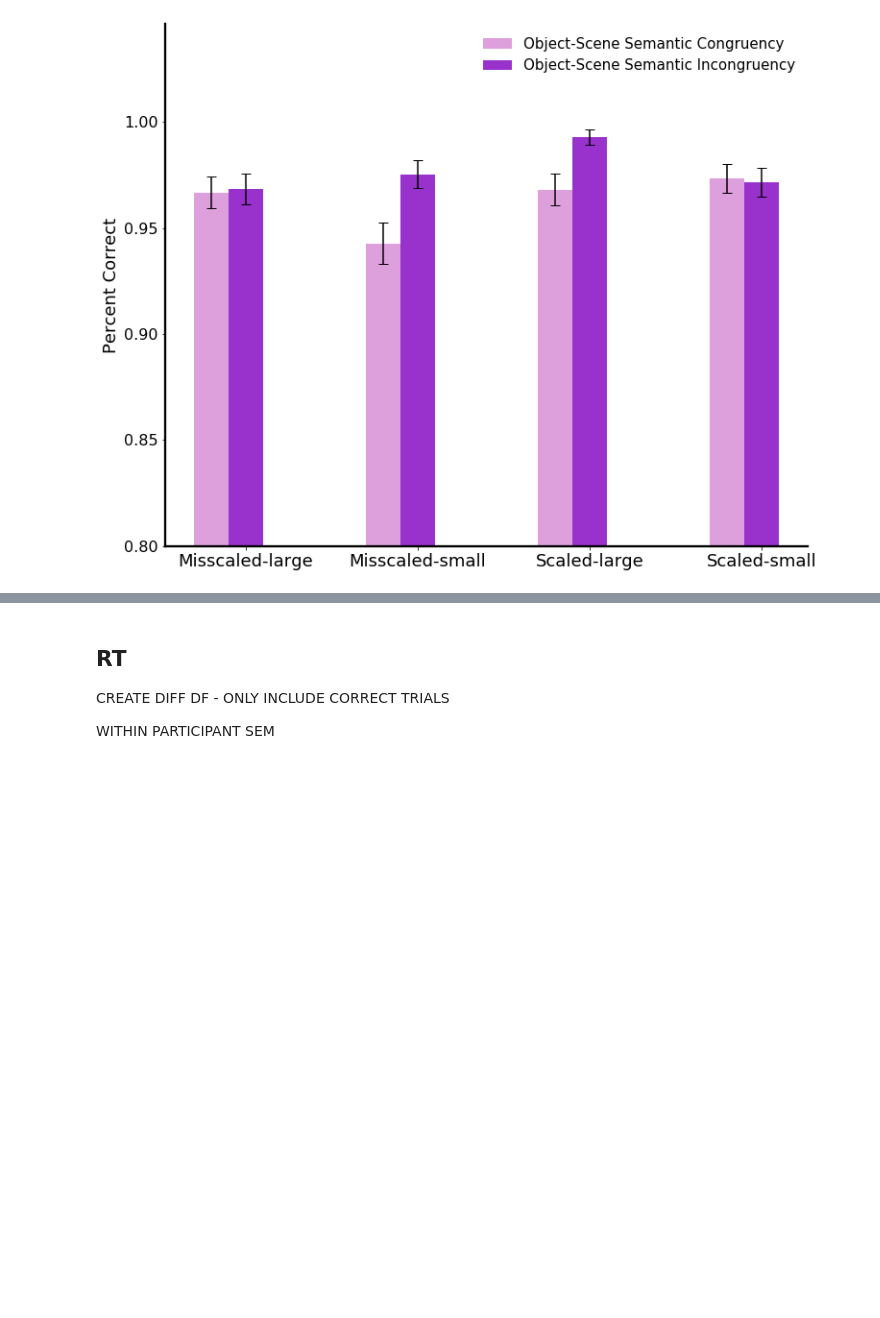
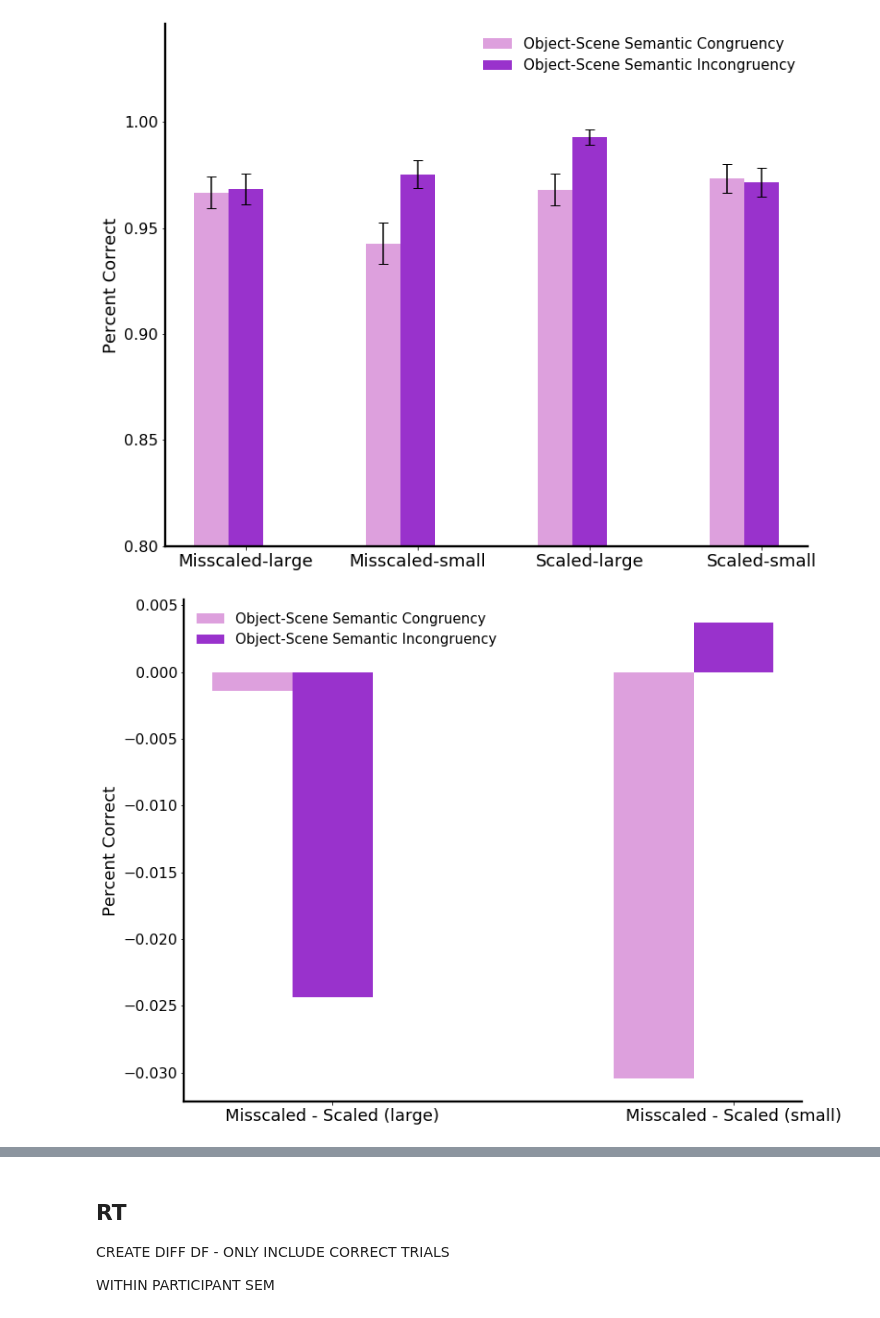
Before and after one commit to prachimahab/object_scene_scaling, a Jupyter notebook: analysis_e5v2.ipynb, the cells around one changed output, grey strips where cells are left out. Drawn from its saved outputs; the diff is of its cells as text; code cells hidden in the pictures; blank space fills up the shorter version.

```diff
--- a/analysis_e5v2.ipynb
+++ b/analysis_e5v2.ipynb
@@ -664,3 +671,38 @@ plt.legend(loc=1, fontsize=15, frameon=False)
 plt.show()
 # %% [output]
 [figure]
+# %%
+fig, ax = plt.subplots(figsize=[12,10])
+ax.spines['right'].set_visible(False)
+ax.spines['top'].set_visible(False)
+for axis in ['bottom','left']:
+    ax.spines[axis].set_linewidth(2.3)
+
+x = np.arange(2)
+
+Acc_objSemCong =   [misscaled_zo_objSemCong_acc - scaled_zo_objSemCong_acc, misscaled_zi_objSemCong_acc - scaled_zi_objSemCong_acc]
+# yerr_objSemCong =  [misscaled_zo_objSemCong_sem, misscaled_zi_objSemCong_sem, scaled_zo_objSemCong_sem, scaled_zi_objSemCong_sem]
+
+# yerr_objSemCong =  [0.03042634, 0.009242794, 0.009306265, 0.022845975]
+
+Acc_objSemIncong =   [misscaled_zo_objSemIncong_acc - scaled_zo_objSemIncong_acc, misscaled_zi_objSemIncong_acc - scaled_zi_objSemIncong_acc]
+# yerr_objSemIncong =  [misscaled_zo_objSemIncong_sem, misscaled_zi_objSemIncong_sem, scaled_zo_objSemIncong_sem, scaled_zi_objSemIncong_sem]
+
+# yerr_objSemIncong =  [0.027580192, 0.011109077, 0.008396171, 0.031121827]
+
+width = 0.2
+
+# plot data in grouped manner of bar type
+plt.bar(x-0.2, Acc_objSemCong, width, color='plum', label='Object-Scene Semantic Congruency', capsize=5)
+plt.bar(x, Acc_objSemIncong, width, color='darkorchid', label='Object-Scene Semantic Incongruency', capsize=5)
+
+
+plt.xticks(x, ['Misscaled - Scaled (large)', 'Misscaled - Scaled (small)'], fontsize='18')
+# plt.ylim(0.80)
+plt.yticks(fontsize=16)
+plt.ylabel("Percent Correct", fontsize=18)
+plt.legend(loc=0, fontsize=15, frameon=False)
+# plt.title('E5V2-Accuracy', fontsize=22)
+plt.show()
+# %% [output]
+[figure, added]
```
Also changed, not shown: parts of 18 cells of this notebook.
